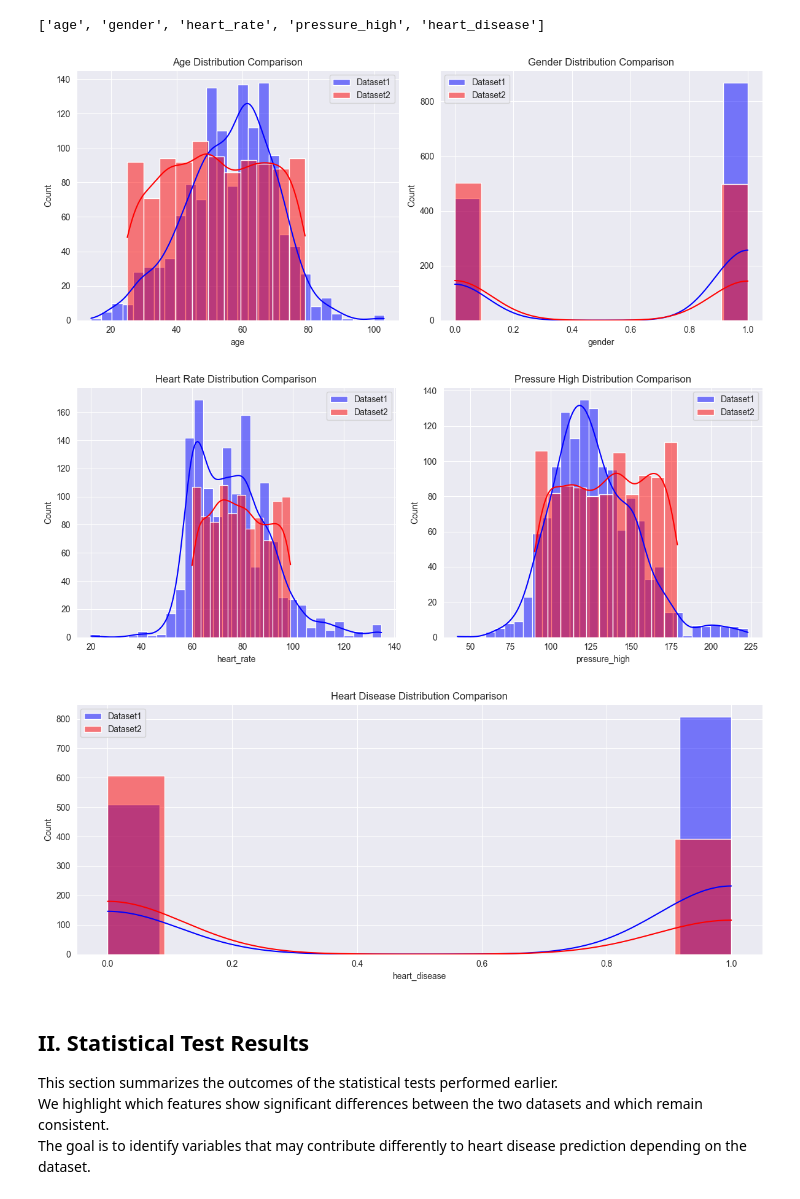
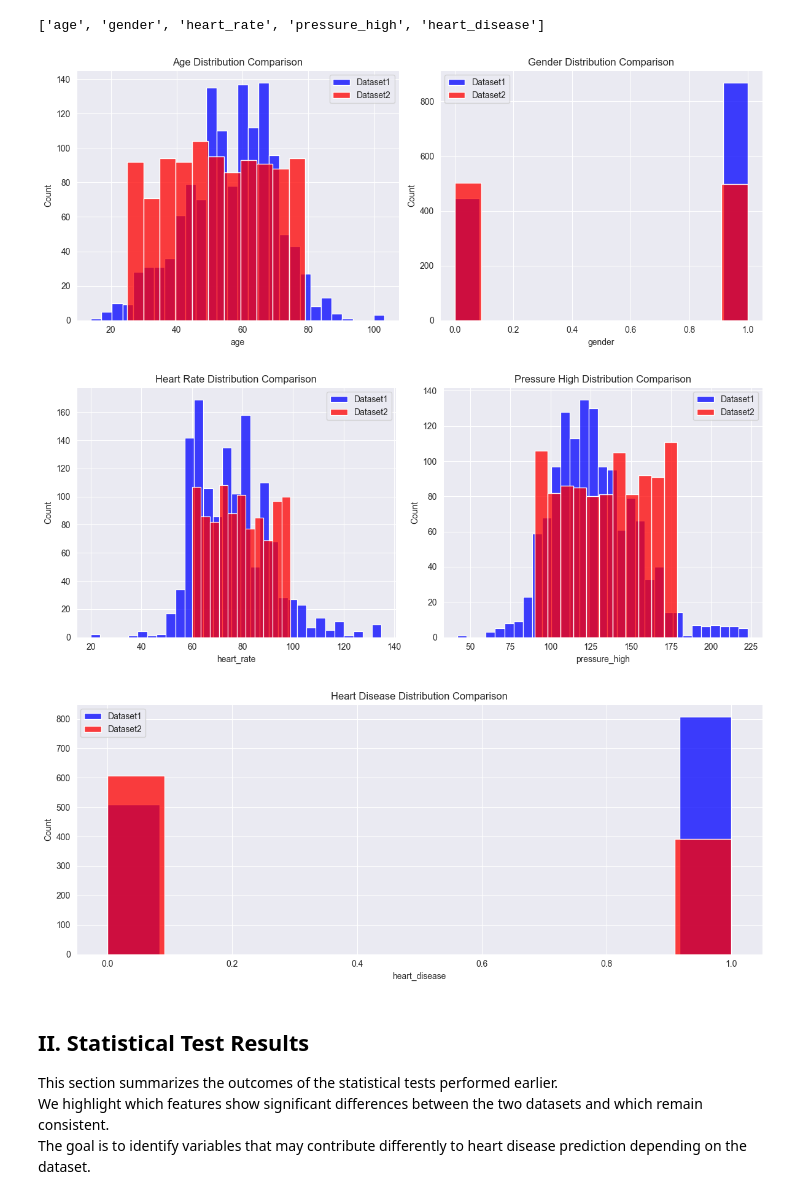
Before and after one commit to plamensve/DS_FINAL_PROJECT, a Jupyter notebook: notebooks/08_comparative_analysis.ipynb, the cells around one changed output. Saved outputs shown, nothing was run; the diff lists cells and outputs as text; code cells hidden in the pictures.

```diff
--- a/notebooks/08_comparative_analysis.ipynb
+++ b/notebooks/08_comparative_analysis.ipynb
@@ -69,48 +64,48 @@ common_features
 # %%
 # Compare the distributions of key demographic features (Age and Gender)
 # across both datasets to identify similarities or differences in population structure
 fig, axes = plt.subplots(1, 2, figsize=(12, 5))
 
-sns.histplot(dataset1["age"], kde=True, color="blue", label="Dataset1", ax=axes[0])
-sns.histplot(dataset2["age"], kde=True, color="red", label="Dataset2", ax=axes[0])
+sns.histplot(dataset1["age"], color="blue", label="Dataset1", ax=axes[0])
+sns.histplot(dataset2["age"], color="red", label="Dataset2", ax=axes[0])
 axes[0].set_title("Age Distribution Comparison")
 axes[0].legend()
 
-sns.histplot(dataset1["gender"], kde=True, color="blue", label="Dataset1", ax=axes[1])
-sns.histplot(dataset2["gender"], kde=True, color="red", label="Dataset2", ax=axes[1])
+sns.histplot(dataset1["gender"], color="blue", label="Dataset1", ax=axes[1])
+sns.histplot(dataset2["gender"], color="red", label="Dataset2", ax=axes[1])
 axes[1].set_title("Gender Distribution Comparison")
 axes[1].legend()
 
 plt.tight_layout()
 plt.show()
 # %% [output]
-[figure, old version]
+[figure, new version]
 # %%
 # Compare cardiovascular-related features (Heart Rate and High Blood Pressure)
 # between the two datasets to observe differences in vital health indicators
 figure, axes = plt.subplots(1, 2, figsize=(12, 5))
 
-sns.histplot(dataset1['heart_rate'], kde=True, color="blue", label="Dataset1", ax=axes[0])
-sns.histplot(dataset2['heart_rate'], kde=True, color="red", label="Dataset2", ax=axes[0])
+sns.histplot(dataset1['heart_rate'], color="blue", label="Dataset1", ax=axes[0])
+sns.histplot(dataset2['heart_rate'], color="red", label="Dataset2", ax=axes[0])
 axes[0].set_title("Heart Rate Distribution Comparison")
 axes[0].legend()
 
-sns.histplot(dataset1["pressure_high"], kde=True, color="blue", label="Dataset1", ax=axes[1])
-sns.histplot(dataset2["pressure_high"], kde=True, color="red", label="Dataset2", ax=axes[1])
+sns.histplot(dataset1["pressure_high"], color="blue", label="Dataset1", ax=axes[1])
+sns.histplot(dataset2["pressure_high"], color="red", label="Dataset2", ax=axes[1])
 axes[1].set_title("Pressure High Distribution Comparison")
 axes[1].legend()
 
 plt.tight_layout()
 plt.show()
 # %% [output]
-[figure, old version]
+[figure, new version]
 # %%
 # Compare the target variable (Heart Disease presence) between the two datasets
 # to examine class balance and distribution differences
 figure_2, ax = plt.subplots(figsize=(12, 5))
 
-sns.histplot(dataset1["heart_disease"], kde=True, color="blue", label="Dataset1", ax=ax)
-sns.histplot(dataset2["heart_disease"], kde=True, color="red", label="Dataset2", ax=ax)
+sns.histplot(dataset1["heart_disease"], color="blue", label="Dataset1", ax=ax)
+sns.histplot(dataset2["heart_disease"], color="red", label="Dataset2", ax=ax)
 
 ax.set_title("Heart Disease Distribution Comparison")
 ax.legend()
@@ -118,7 +113,7 @@ ax.legend()
 plt.tight_layout()
 plt.show()
 # %% [output]
-[figure, old version]
+[figure, new version]
 # %% [markdown]
 ## II. Statistical Test Results
 
```
Also changed, not shown: parts of 32 cells of this notebook, 8 other files.
